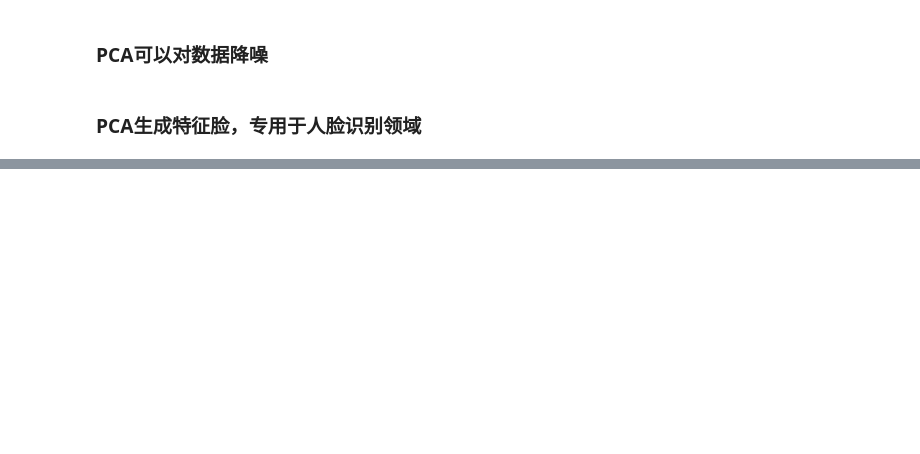
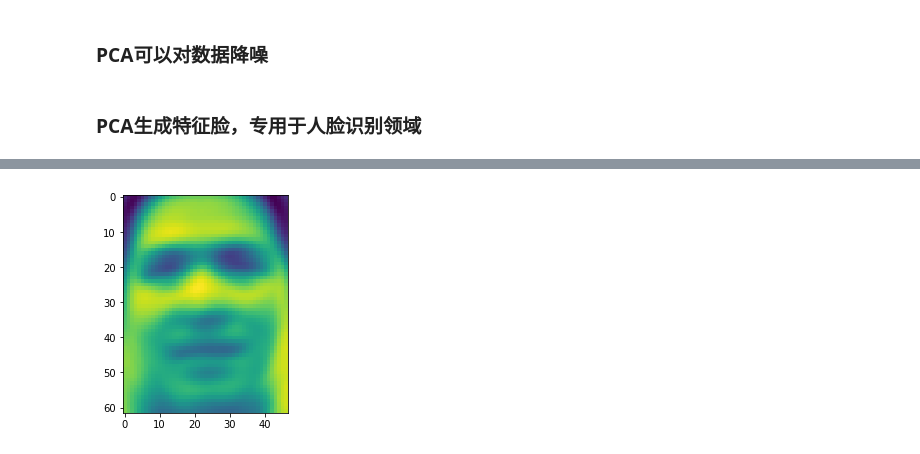
Before and after one commit to nobyte99/LearningML, a Jupyter notebook: PCA/pca.ipynb, the cells around one changed output, grey strips where cells are left out. Drawn from its saved outputs; the diff is of its cells as text; code cells hidden in the pictures; blank space fills up the shorter version.

```diff
--- a/PCA/pca.ipynb
+++ b/PCA/pca.ipynb
@@ -220,0 +249,4 @@ Wall time: 2min 33s
+# %%
+# 特正脸
+from sklearn.decomposition import PCA
+pca = PCA(svd_solver = "randomized")
@@ -220,0 +267,5 @@ Wall time: 2min 33s
+# %%
+plt.imshow(pca.components_[6:7].reshape(62,47))
+plt.show()
+# %% [output]
+[figure, added]
```
Also changed, not shown: parts of 23 cells of this notebook.
